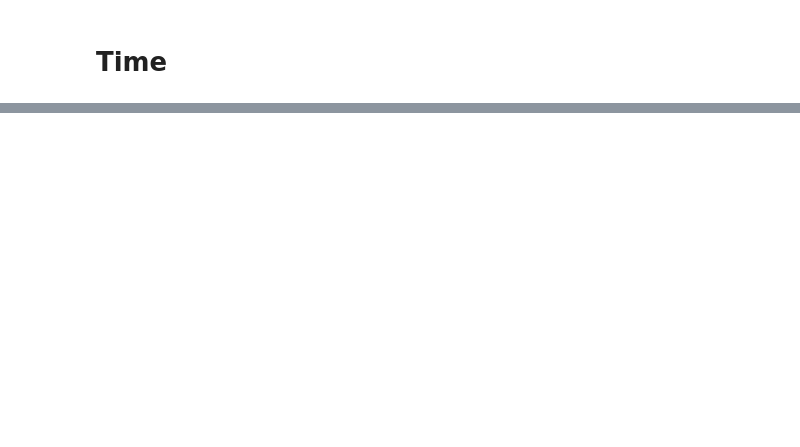
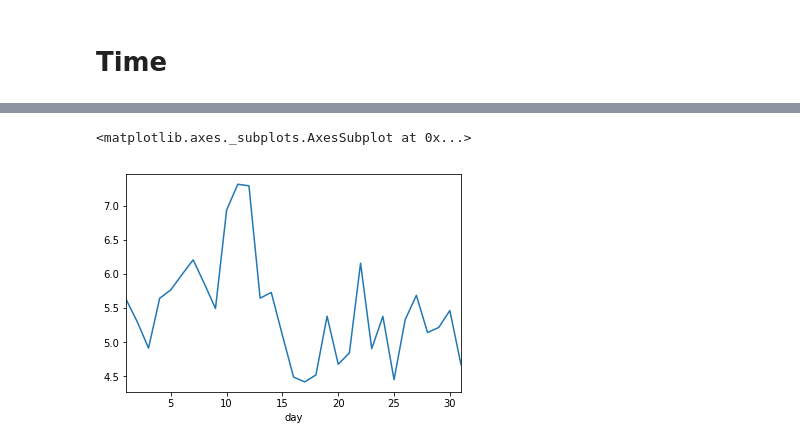
Before and after one commit to vuthede/zalo-hit-song-prediction, a Jupyter notebook: analysis/analysis.ipynb, the cells around one changed output, grey strips where cells are left out. Saved outputs shown, nothing was run; the diff lists cells and outputs as text; code cells hidden in the pictures; blank space fills up the shorter version.

```diff
--- a/analysis/analysis.ipynb
+++ b/analysis/analysis.ipynb
@@ -521,0 +561,7 @@ df.columns
+# %%
+#Thea average rank over day of the month
+df_train.groupby(df_train.day).label.mean().plot()
+# data1.groupby(data1.release_time.dt.month).label.mean().plot()
+# %% [output]
+<matplotlib.axes._subplots.AxesSubplot at 0x...>
+[figure, added]
```
Also changed, not shown: parts of 26 cells of this notebook, 4 other files.
